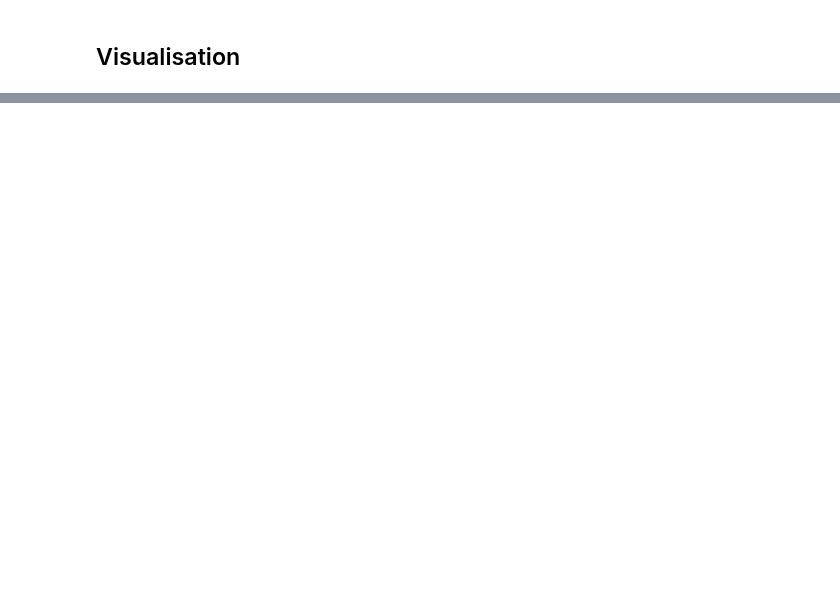
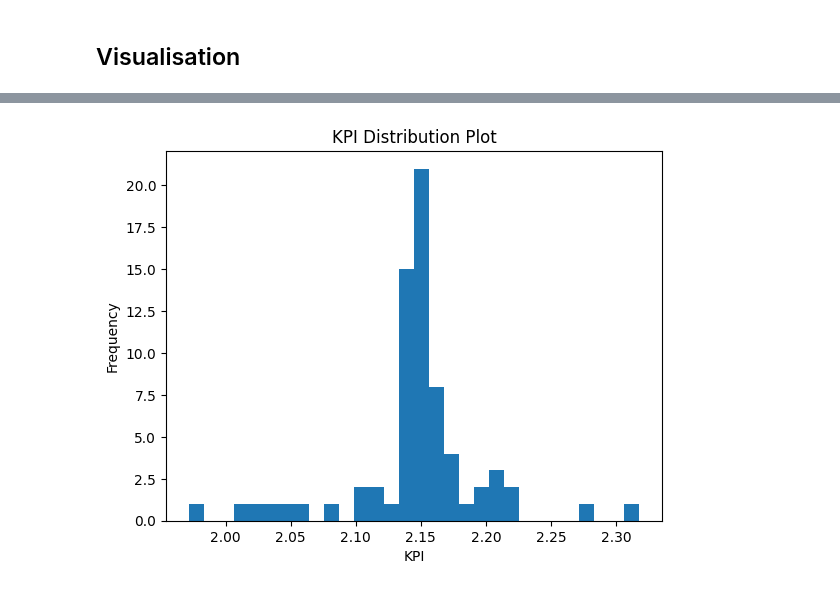
Before and after one commit to ZhitingDu/Machine-Learning, a Jupyter notebook: Comfort Ride.ipynb, the cells around one changed output, grey strips where cells are left out. Saved outputs shown, nothing was run; the diff lists cells and outputs as text; code cells hidden in the pictures; blank space fills up the shorter version.

```diff
--- a/Comfort Ride.ipynb
+++ b/Comfort Ride.ipynb
@@ -105,0 +138,12 @@ m
+# %%
+import matplotlib.pyplot as plt
+
+
+# Plot the distribution
+plt.hist(join.KPI, bins=30) # You can adjust the number of bins
+plt.title('KPI Distribution Plot')
+plt.xlabel('KPI')
+plt.ylabel('Frequency')
+plt.show()
+# %% [output]
+[figure, added]
```
Also changed, not shown: parts of 5 cells of this notebook.
